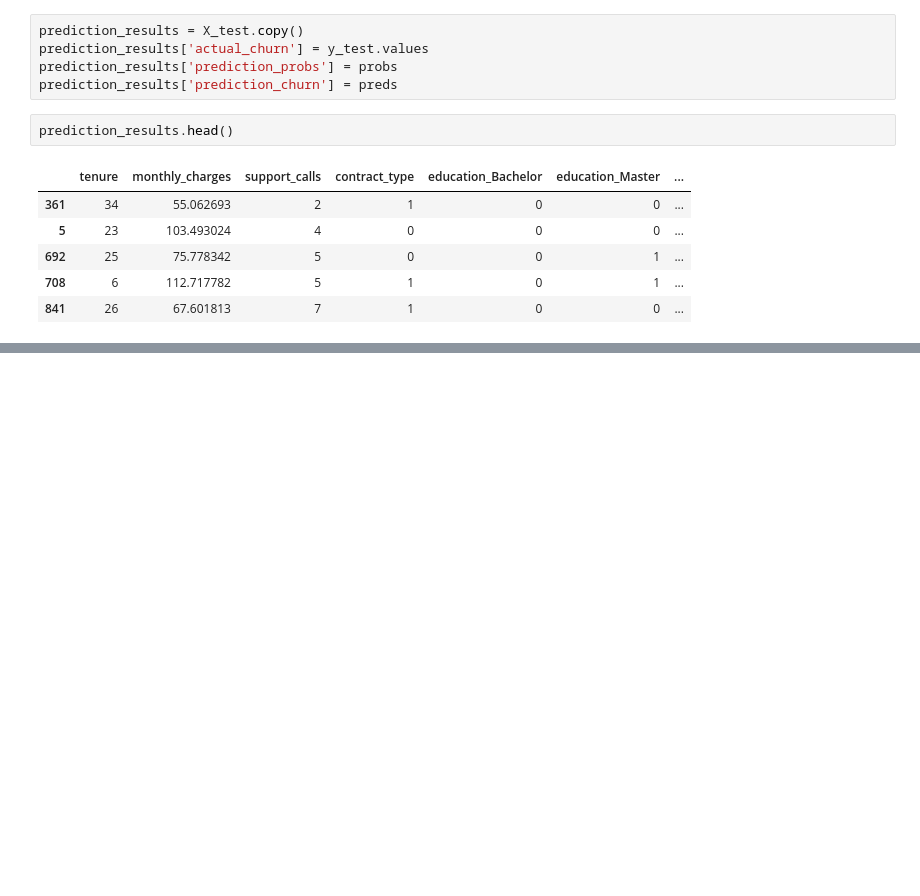
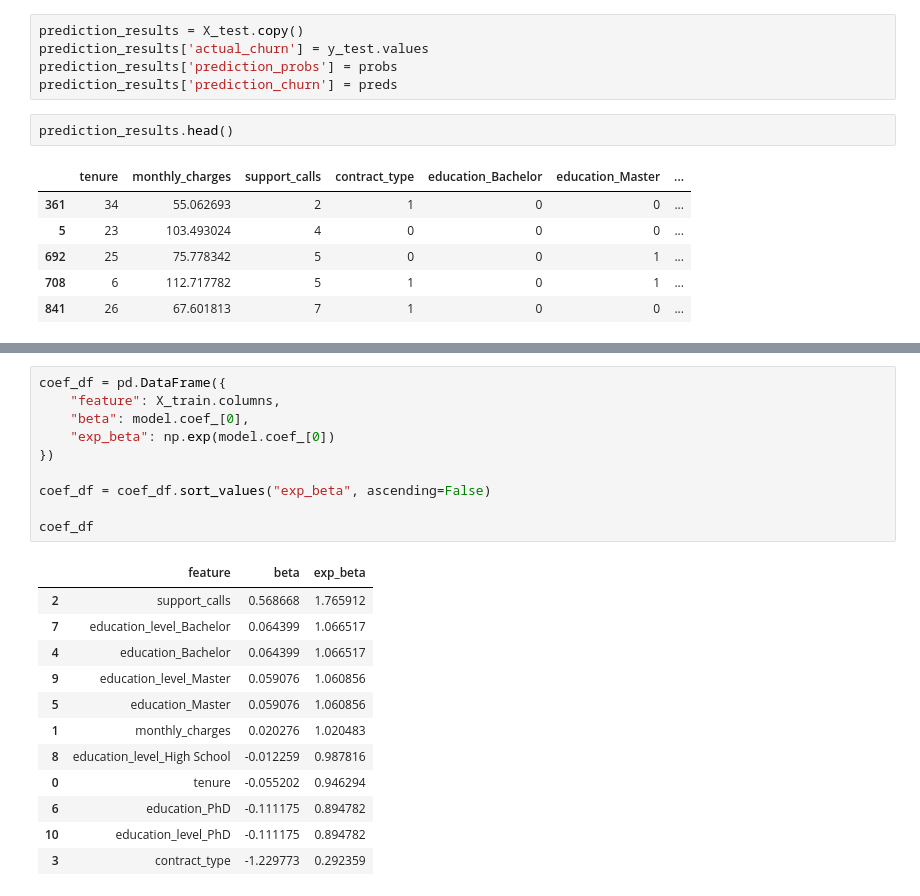
Before and after one commit to karamian-ani/data_analytics_with_python, a Jupyter notebook: notebooks/17_logistic_regression.ipynb, the cells around one changed output, grey strips where cells are left out. Saved outputs shown, nothing was run; the diff lists cells and outputs as text; blank space fills up the shorter version.

```diff
--- a/notebooks/17_logistic_regression.ipynb
+++ b/notebooks/17_logistic_regression.ipynb
@@ -279,0 +384,23 @@ prediction_results.head()
+# %%
+coef_df = pd.DataFrame({
+    "feature": X_train.columns,
+    "beta": model.coef_[0],
+    "exp_beta": np.exp(model.coef_[0])
+})
+
+coef_df = coef_df.sort_values("exp_beta", ascending=False)
+
+coef_df
+# %% [output]
+|  | feature | beta | exp_beta |
+| 2 | support_calls | 0.568668 | 1.765912 |
+| 7 | education_level_Bachelor | 0.064399 | 1.066517 |
+| 4 | education_Bachelor | 0.064399 | 1.066517 |
+| 9 | education_level_Master | 0.059076 | 1.060856 |
+| 5 | education_Master | 0.059076 | 1.060856 |
+| 1 | monthly_charges | 0.020276 | 1.020483 |
+| 8 | education_level_High School | -0.012259 | 0.987816 |
+| 0 | tenure | -0.055202 | 0.946294 |
+| 6 | education_PhD | -0.111175 | 0.894782 |
+| 10 | education_level_PhD | -0.111175 | 0.894782 |
+| 3 | contract_type | -1.229773 | 0.292359 |
```
Also changed, not shown: parts of 15 cells of this notebook.
